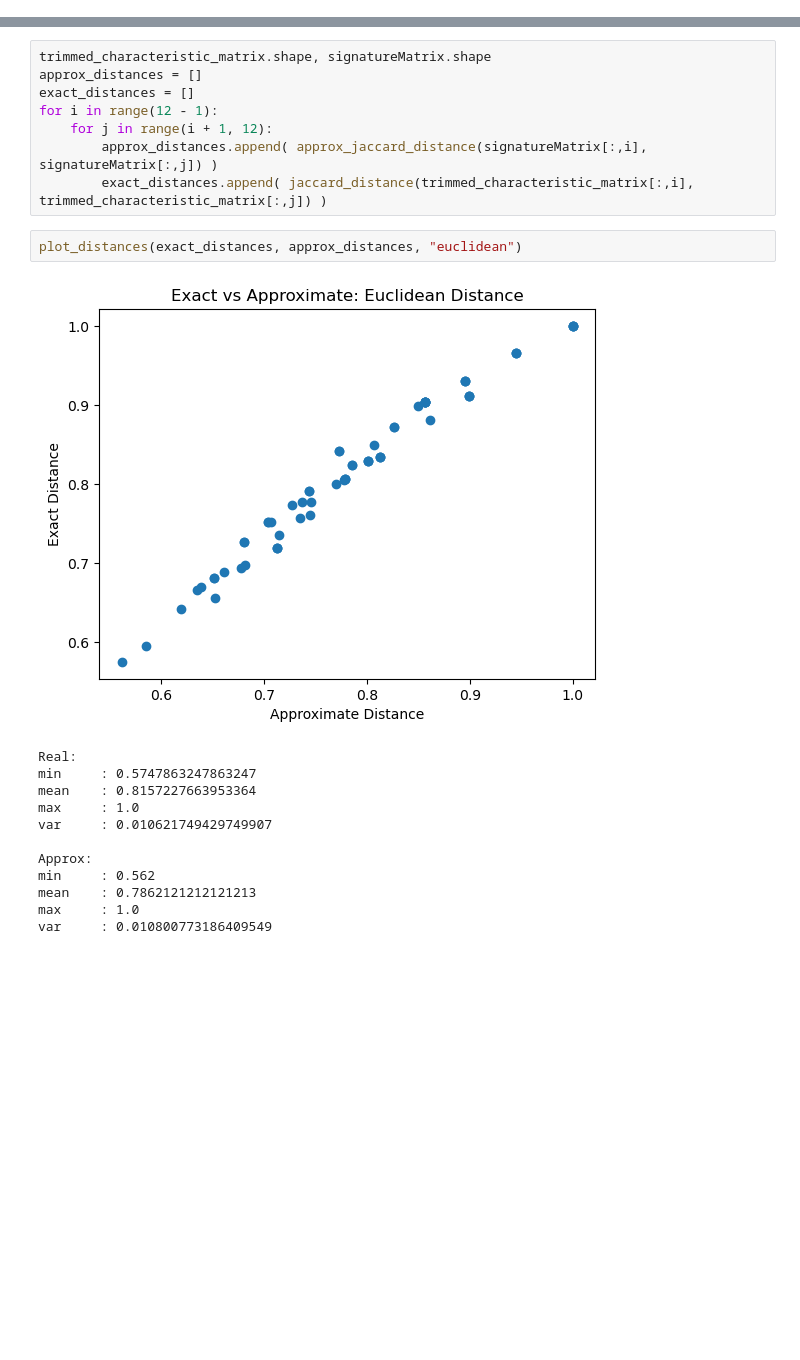
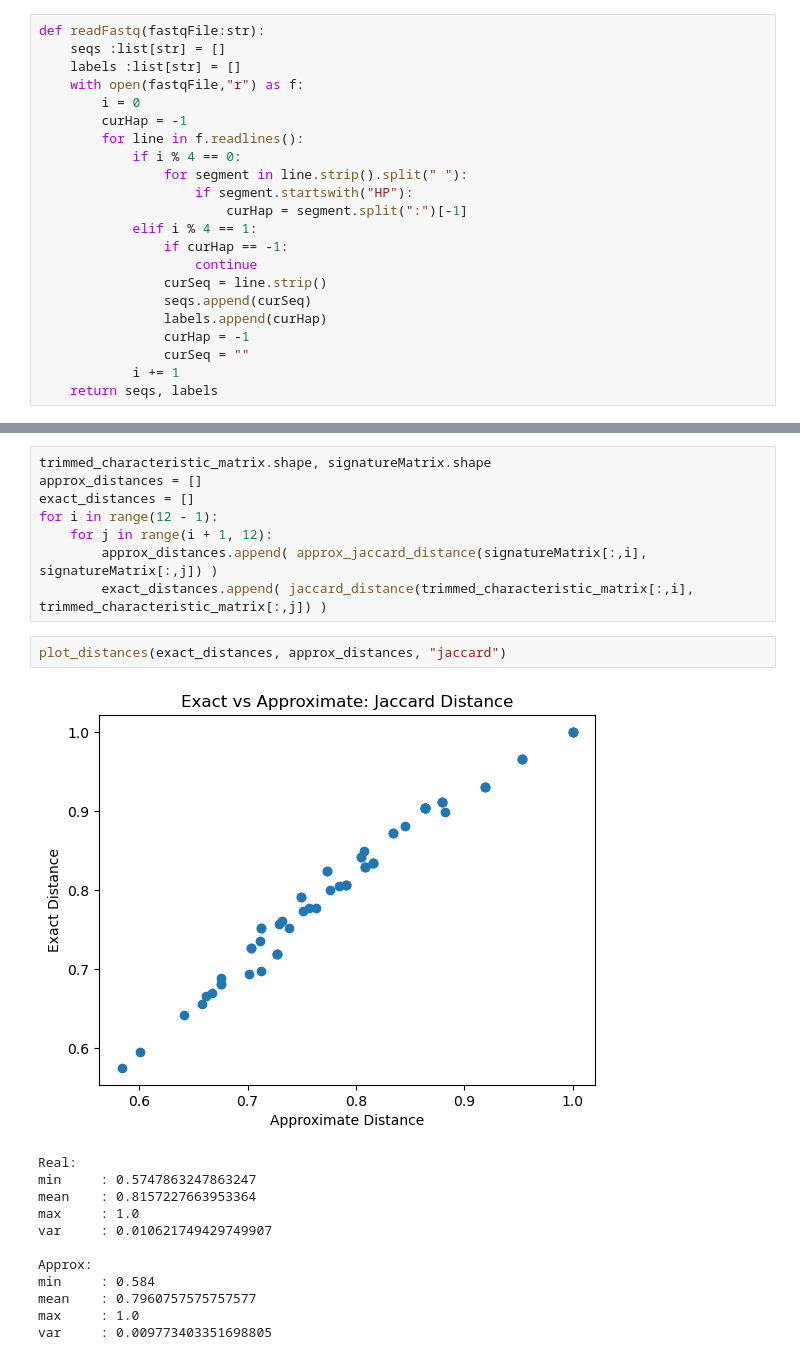
Before and after one commit to WillardFord/sv_merge, a Jupyter notebook: scripts/readFiltering/analysis/test_sketching_methods.ipynb, the cells around one changed output, grey strips where cells are left out. Drawn from its saved outputs; the diff is of its cells as text; blank space fills up the shorter version.

```diff
--- a/scripts/readFiltering/analysis/test_sketching_methods.ipynb
+++ b/scripts/readFiltering/analysis/test_sketching_methods.ipynb
@@ -10,3 +14,25 @@ import numpy as np
 from collections import defaultdict
 import matplotlib.pyplot as plt
 from itertools import repeat
+# %%
+def readFastq(fastqFile:str):
+    seqs :list[str] = []
+    labels :list[str] = []
+    with open(fastqFile,"r") as f:
+        i = 0
+        curHap = -1
+        for line in f.readlines():
+            if i % 4 == 0:
+                for segment in line.strip().split(" "):
+                    if segment.startswith("HP"):
+                        curHap = segment.split(":")[-1]
+            elif i % 4 == 1:
+                if curHap == -1:
+                    continue
+                curSeq = line.strip()
+                seqs.append(curSeq)
+                labels.append(curHap)
+                curHap = -1
+                curSeq = ""
+            i += 1
+    return seqs, labels
@@ -528,9 +566,9 @@ for i in range(12 - 1):
         approx_distances.append( approx_jaccard_distance(signatureMatrix[:,i], signatureMatrix[:,j]) )
         exact_distances.append( jaccard_distance(trimmed_characteristic_matrix[:,i], trimmed_characteristic_matrix[:,j]) )
 # %%
-plot_distances(exact_distances, approx_distances, "euclidean")
+plot_distances(exact_distances, approx_distances, "jaccard")
 # %% [output]
-[figure, old version]
+[figure, new version]
 Real:
 min     : 0.5747863247863247
 mean    : 0.8157227663953364
@@ -538,7 +576,7 @@ max     : 1.0
 var     : 0.010621749429749907
 
 Approx:
-min     : 0.562
-mean    : 0.7862121212121213
+min     : 0.584
+mean    : 0.7960757575757577
 max     : 1.0
-var     : 0.010800773186409549
+var     : 0.009773403351698805
```
Also changed, not shown: parts of 15 cells of this notebook, 6 other files.
